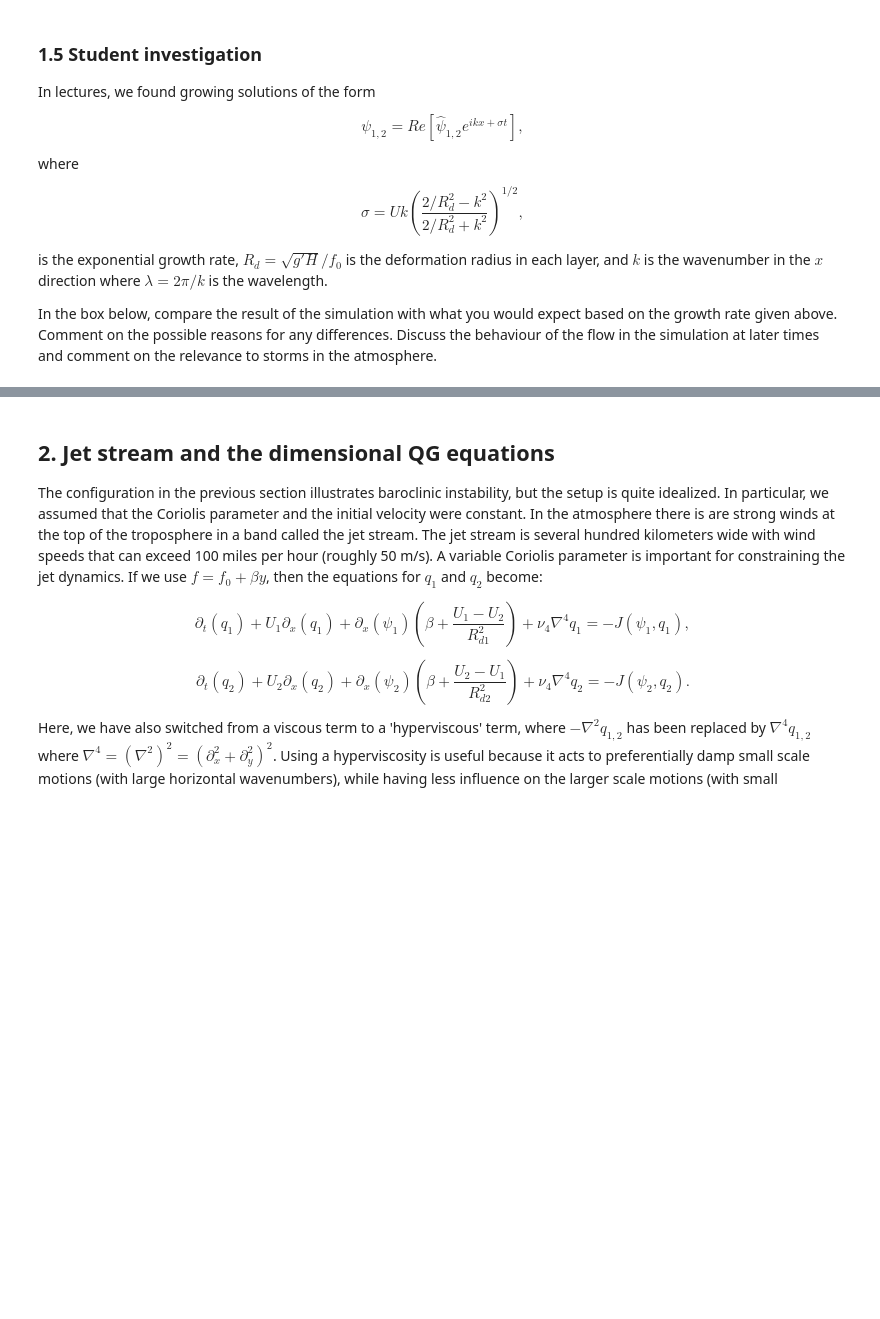
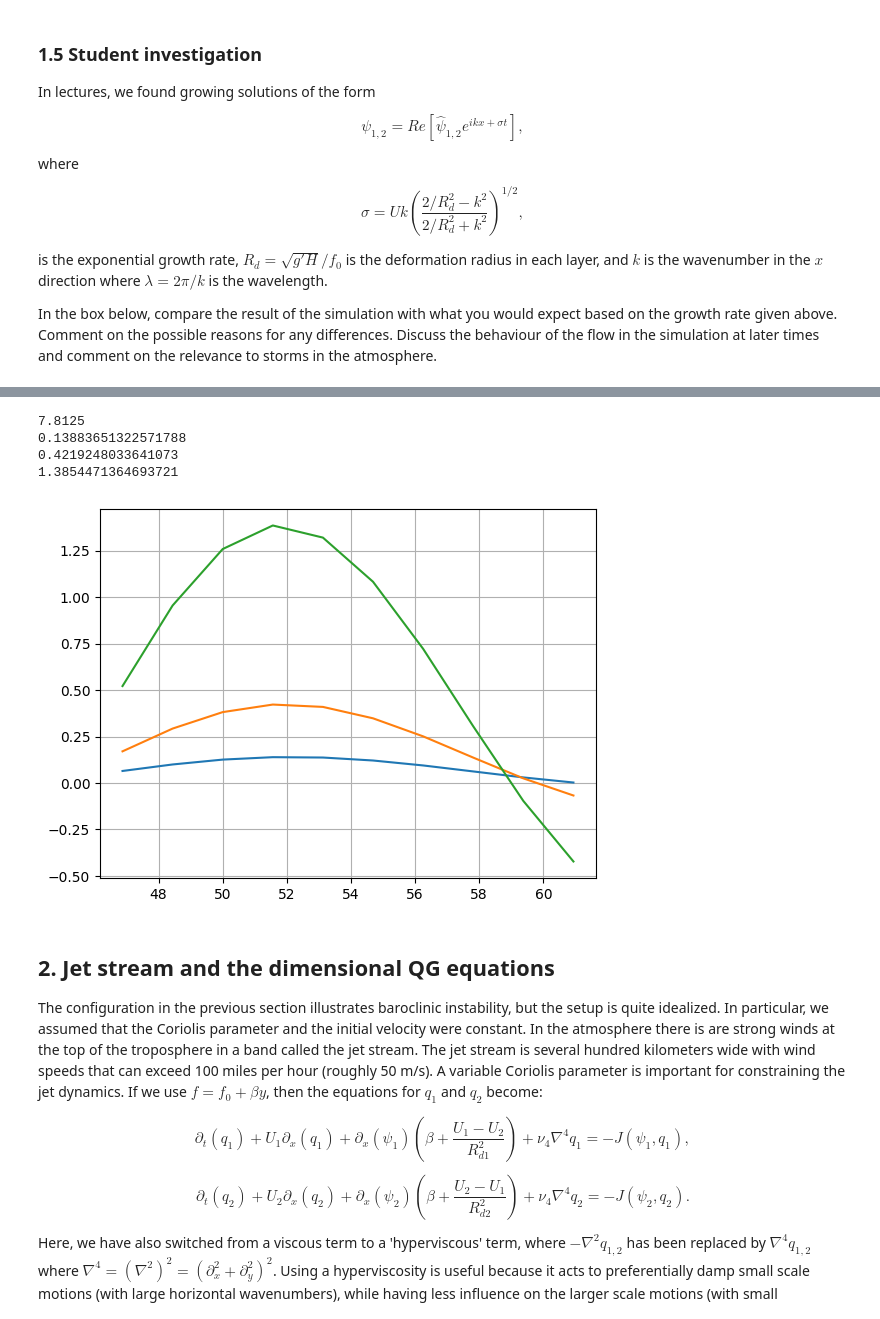
Before and after one commit to jamesalexanderredman/QCES, a Jupyter notebook: Project4_storms.ipynb, the cells around one changed output, grey strips where cells are left out. Saved outputs shown, nothing was run; the diff lists cells and outputs as text; code cells hidden in the pictures; blank space fills up the shorter version.

```diff
--- a/Project4_storms.ipynb
+++ b/Project4_storms.ipynb
@@ -324,3 +356,19 @@ Text(0.5, 1.0, 'Dominant Wavenumber as a function of time')
+# %%
+plt.plot(x[30:40],psi_diff[300,30:40])
+plt.plot(x[30:40],psi_diff[400,30:40])
+plt.plot(x[30:40],psi_diff[500,30:40])
+x_index = np.argmin(np.abs(x - 52))
+print(t_save[500]-t_save[400])
+print(psi_diff[300,x_index])
+print(psi_diff[400,x_index])
+print(psi_diff[500,x_index])
+plt.grid()
+# %% [output]
+7.8125
+0.13883651322571788
+0.4219248033641073
+1.3854471364693721
+[figure, added]
 # %% [markdown]
 ## 2. Jet stream and the dimensional QG equations
 
```
Also changed, not shown: parts of 5 cells of this notebook.
